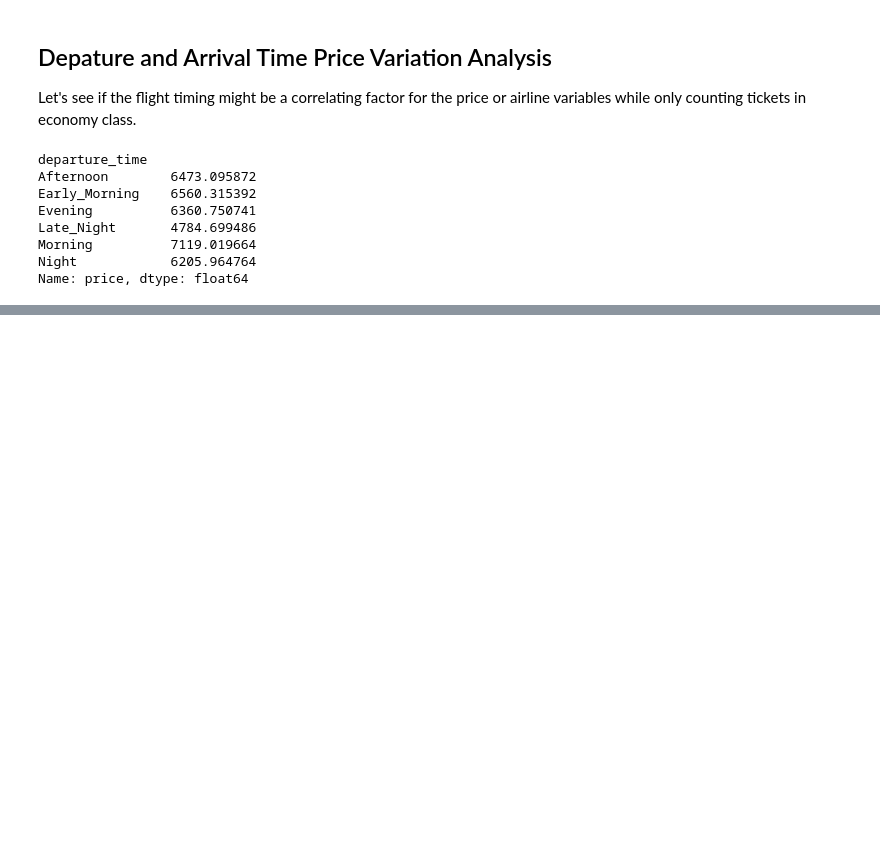
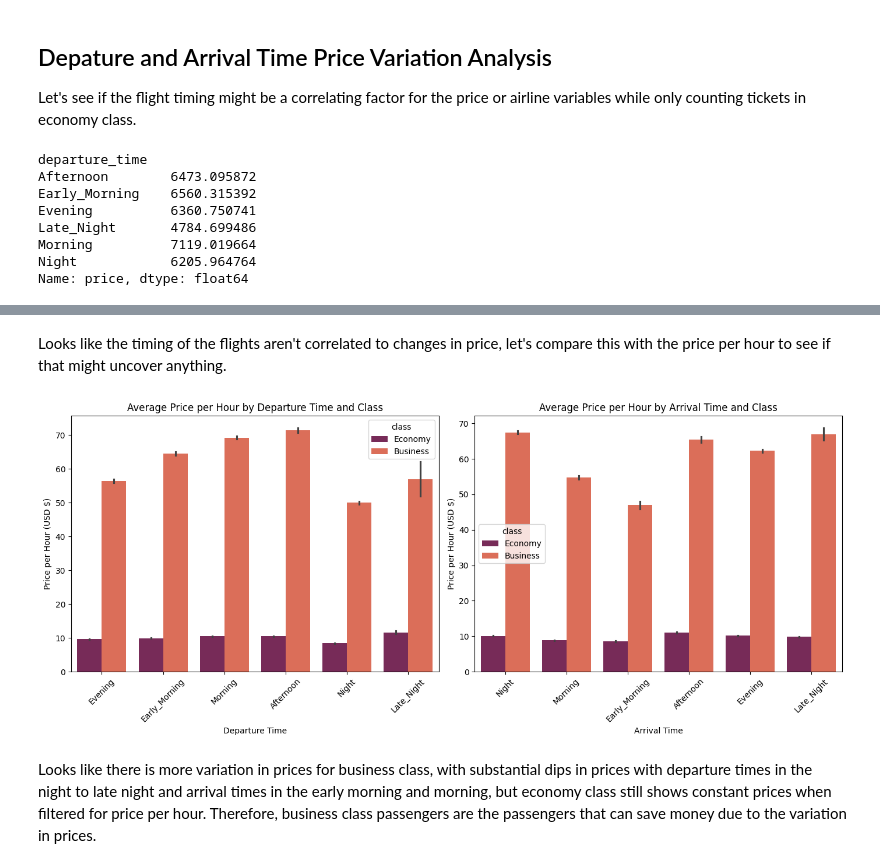
Before and after one commit to ImranQureshi25/Flight_Data_Analysis_Python_Project, a Jupyter notebook: Flight_Data_Analysis_Python_Project.ipynb, the cells around one changed output, grey strips where cells are left out. Drawn from its saved outputs; the diff is of its cells as text; code cells hidden in the pictures; blank space fills up the shorter version.

```diff
--- a/Flight_Data_Analysis_Python_Project.ipynb
+++ b/Flight_Data_Analysis_Python_Project.ipynb
@@ -305,0 +327,25 @@ Looks like the prices are mostly similar across timings, with late night being t
+# %% [markdown]
+Looks like the timing of the flights aren't correlated to changes in price, let's compare this with the price per hour to see if that might uncover anything.
+# %%
+plt.figure(figsize=(14, 6))
+
+plt.subplot(1, 2, 1)
+sns.barplot(x='departure_time', y='price per hour (USD $)', data=df_cleaned, hue='class', palette='rocket')
+plt.title('Average Price per Hour by Departure Time and Class')
+plt.xlabel('Departure Time')
+plt.ylabel('Price per Hour (USD $)')
+plt.xticks(rotation=45)
+
+plt.subplot(1, 2, 2)
+sns.barplot(x='arrival_time', y='price per hour (USD $)', data=df_cleaned, hue='class', palette='rocket')
+plt.title('Average Price per Hour by Arrival Time and Class')
+plt.xlabel('Arrival Time')
+plt.ylabel('Price per Hour (USD $)' )
+plt.xticks(rotation=45)
+
+plt.tight_layout()
+plt.show()
+# %% [output]
+[figure, added]
+# %% [markdown]
+Looks like there is more variation in prices for business class, with substantial dips in prices with departure times in the night to late night and arrival times in the early morning and morning, but economy class still shows constant prices when filtered for price per hour. Therefore, business class passengers are the passengers that can save money due to the variation in prices.
```
Also changed, not shown: parts of 2 cells of this notebook.
